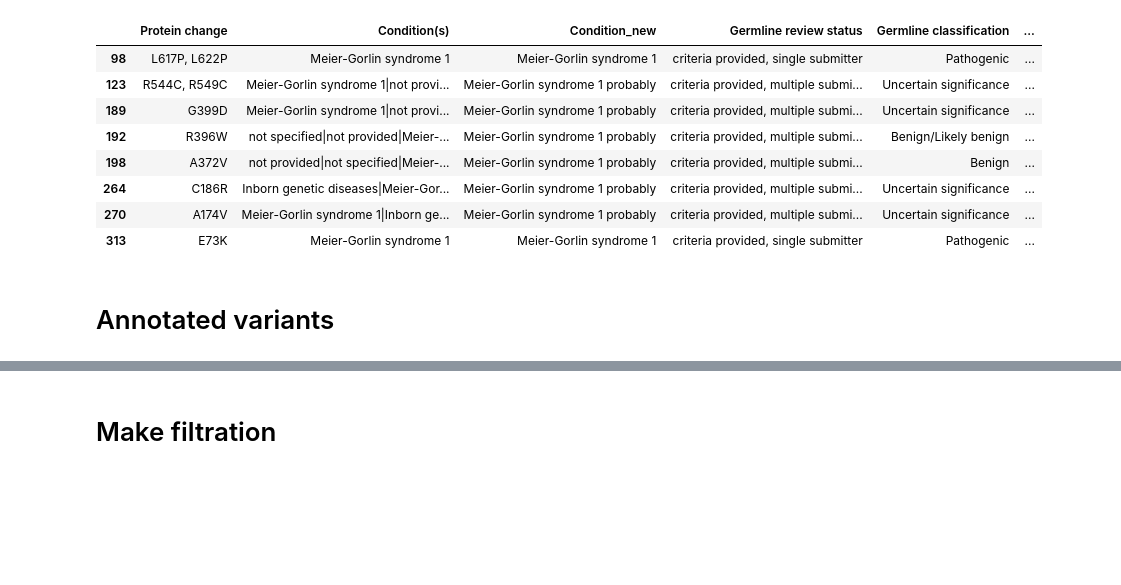
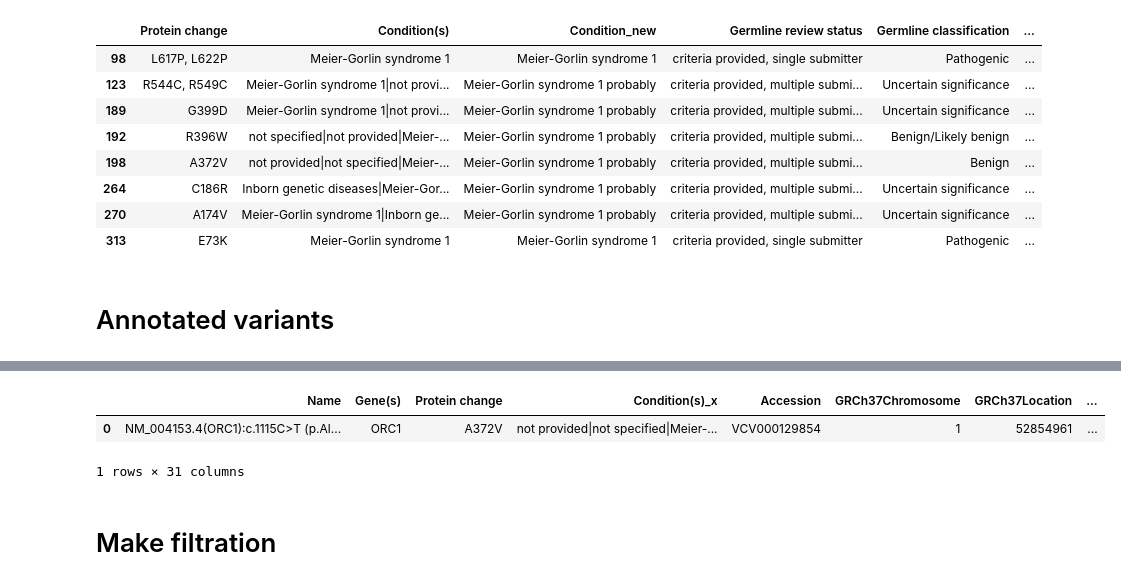
Before and after one commit to Lopatushka/ORC1, a Jupyter notebook: clinvar_analysis.ipynb, the cells around one changed output, grey strips where cells are left out. Drawn from its saved outputs; the diff is of its cells as text; code cells hidden in the pictures; blank space fills up the shorter version.

```diff
--- a/clinvar_analysis.ipynb
+++ b/clinvar_analysis.ipynb
@@ -125,6 +125,13 @@ df_annotated[['Name', 'Protein change', 'Condition(s)', 'Condition_new', 'Germli
 | 293 | NM_004153.4(ORC1):c.314G>A (p.Arg... | R105Q | Meier-Gorlin syndrome 1|not provi... | Meier-Gorlin syndrome 1 probably | criteria provided, multiple submi... | Pathogenic/Likely pathogenic |
 | 299 | NM_004153.4(ORC1):c.275del (p.Phe... | F92fs | not provided | not provided | criteria provided, single submitter | Pathogenic |
 | 300 | NM_004153.4(ORC1):c.266T>C (p.Phe... | F89S | ORC1-related disorder|not provided | ORC1-related disorder probably | criteria provided, conflicting cl... | Conflicting classifications of pa... |
+# %%
+# Find intersection based on 'Protein change'
+df_annotated.merge(df_LLPS, on='Protein change')
+# %% [output]
+|  | Name | Gene(s) | Protein change | Condition(s)_x | Accession | GRCh37Chromosome | GRCh37Location | ... |
+| 0 | NM_004153.4(ORC1):c.1115C>T (p.Al... | ORC1 | A372V | not provided|not specified|Meier-... | VCV000129854 | 1 | 52854961 | ... |
+1 rows × 31 columns
 # %% [markdown]
 # Make filtration
 # %%
```
